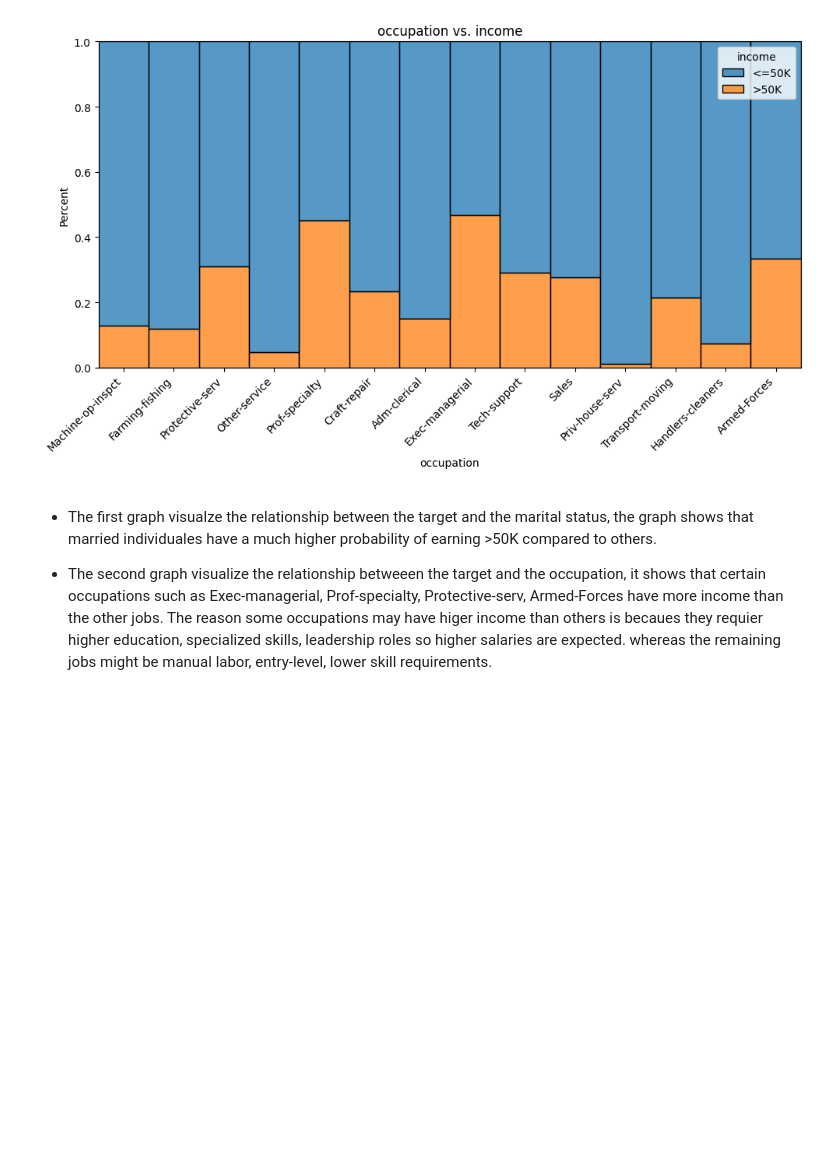
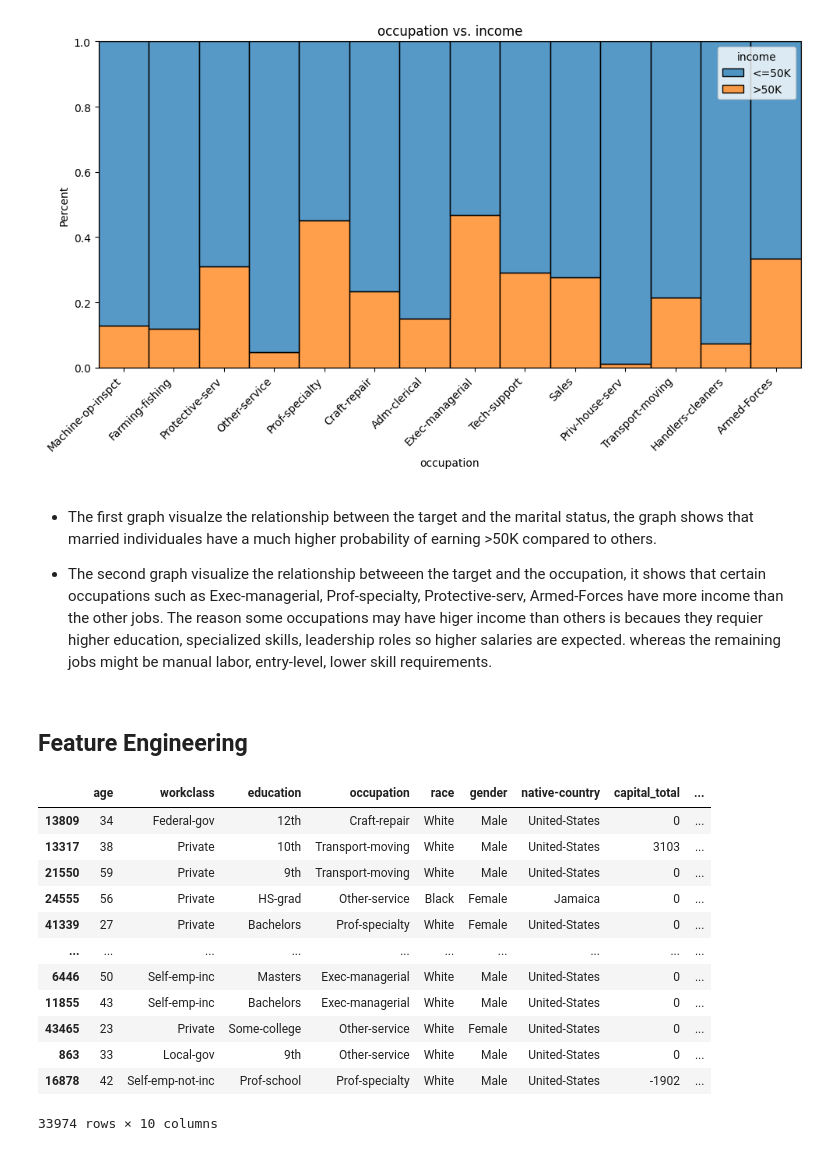
Before and after one commit to Hibashanti/Adult-Income-Dataset, a Jupyter notebook: ِAdult_Income_Dataset.ipynb, the cells around one changed output. Drawn from its saved outputs; the diff is of its cells as text; code cells hidden in the pictures; blank space fills up the shorter version.

```diff
--- a/ِAdult_Income_Dataset.ipynb
+++ b/ِAdult_Income_Dataset.ipynb
@@ -464,3 +465,36 @@ plt.show()
 - The first graph visualze the relationship between the target and the marital status, the graph shows that married individuales have a much higher probability of earning >50K compared to others.
 
 - The second graph visualize the relationship betweeen the target and the occupation, it shows that certain occupations such as Exec-managerial, Prof-specialty, Protective-serv, Armed-Forces have more income than the other jobs. The reason some occupations may have higer income than others is becaues they requier higher education, specialized skills, leadership roles so higher salaries are expected. whereas the remaining jobs might be manual labor, entry-level, lower skill requirements.
+# %% [markdown]
+## Feature Engineering
+# %%
+# Combine capital gain/loss to create total_capital,
+X_train["capital_total"] = X_train["capital-gain"] - X_train["capital-loss"]
+X_test["capital_total"] = X_test["capital-gain"] - X_test["capital-loss"]
+# %%
+# Combine Relationship and marital-status to create Family_role
+X_train["family_role"]=X_train["relationship"] + X_train["marital-status"]
+X_test["family_role"]=X_test["relationship"] + X_test["marital-status"]
+# %%
+# Combine hours-per-week and educational-num to create work_intensity -This captures education productivity.
+X_train["work_intensity"] = X_train["hours-per-week"] * X_train["educational-num"]
+X_test["work_intensity"] = X_test["hours-per-week"] * X_test["educational-num"]
+# %%
+#Drop features combined in new columns
+X_train=X_train.drop(['capital-gain','capital-loss','relationship','marital-status',"educational-num","hours-per-week"],axis=1)
+X_test=X_test.drop(['capital-gain','capital-loss','relationship','marital-status',"educational-num","hours-per-week"],axis=1)
+X_train
+# %% [output]
+|  | age | workclass | education | occupation | race | gender | native-country | capital_total | ... |
+| 13809 | 34 | Federal-gov | 12th | Craft-repair | White | Male | United-States | 0 | ... |
+| 13317 | 38 | Private | 10th | Transport-moving | White | Male | United-States | 3103 | ... |
+| 21550 | 59 | Private | 9th | Transport-moving | White | Male | United-States | 0 | ... |
+| 24555 | 56 | Private | HS-grad | Other-service | Black | Female | Jamaica | 0 | ... |
+| 41339 | 27 | Private | Bachelors | Prof-specialty | White | Female | United-States | 0 | ... |
+| ... | ... | ... | ... | ... | ... | ... | ... | ... | ... |
+| 6446 | 50 | Self-emp-inc | Masters | Exec-managerial | White | Male | United-States | 0 | ... |
+| 11855 | 43 | Self-emp-inc | Bachelors | Exec-managerial | White | Male | United-States | 0 | ... |
+| 43465 | 23 | Private | Some-college | Other-service | White | Female | United-States | 0 | ... |
+| 863 | 33 | Local-gov | 9th | Other-service | White | Male | United-States | 0 | ... |
+| 16878 | 42 | Self-emp-not-inc | Prof-school | Prof-specialty | White | Male | United-States | -1902 | ... |
+33974 rows × 10 columns
```
Also changed, not shown: parts of 11 cells of this notebook.
